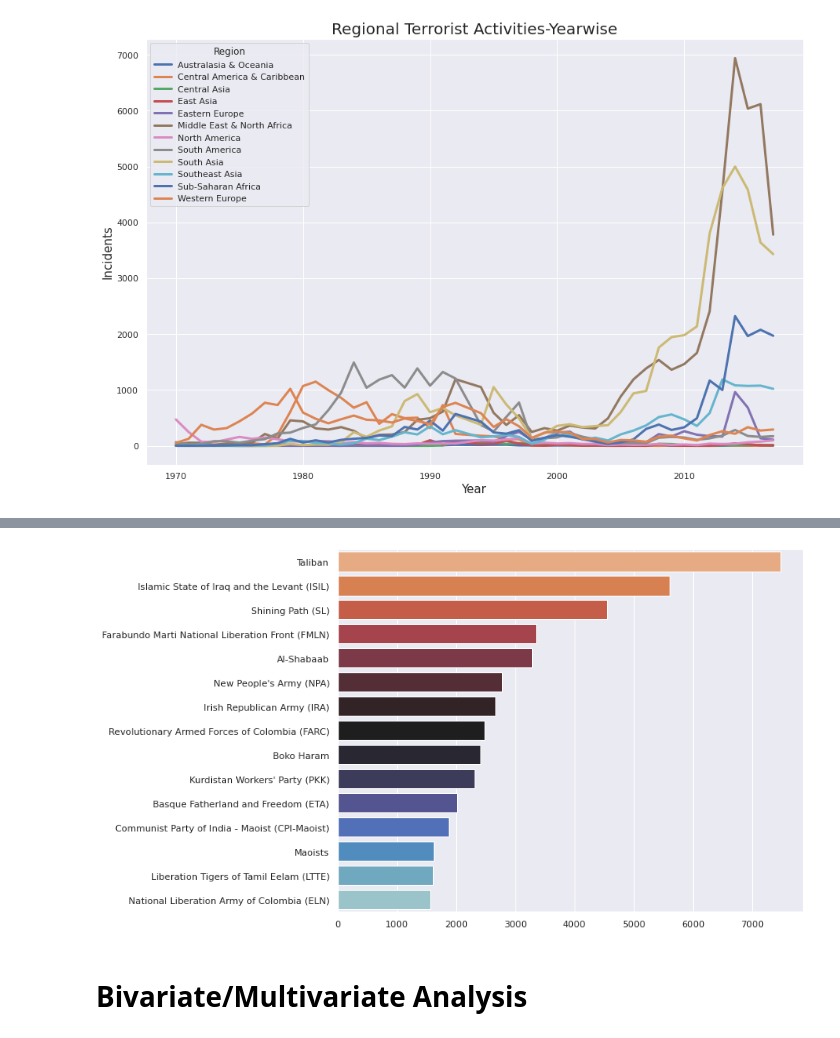
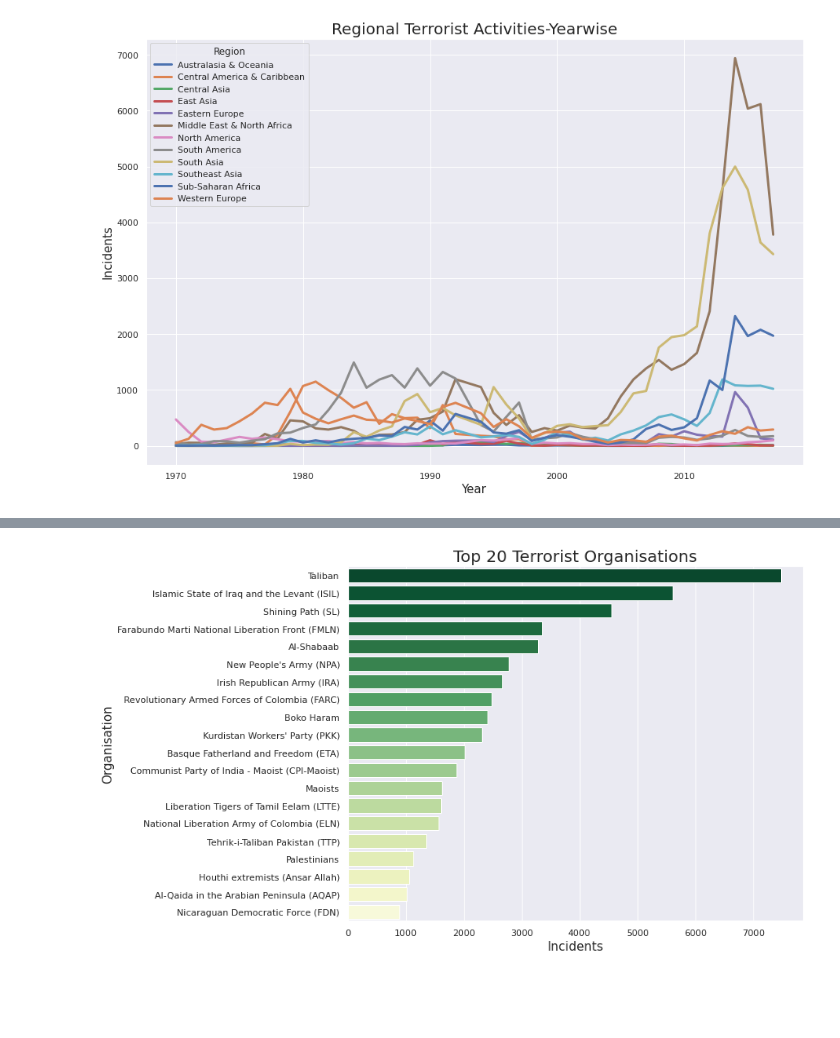
Before and after one commit to Prasad-Khedkar/Global-Terrorism-EDA, a Jupyter notebook: Global_Terrorism(EDA).ipynb, the cells around one changed output, grey strips where cells are left out. Saved outputs shown, nothing was run; the diff lists cells and outputs as text; code cells hidden in the pictures; blank space fills up the shorter version.

```diff
--- a/Global_Terrorism(EDA).ipynb
+++ b/Global_Terrorism(EDA).ipynb
@@ -59,3 +92,9 @@ df.describe()
+# %%
+km=df['Killed'].mean()
+df['Killed'].fillna(km,inplace=True)             ## Filling null numerical values with mean value of the column
+# %%
+wm=df['Wounded'].mean()
+df['Wounded'].fillna(wm,inplace=True)
 # %%
 df.isnull().sum()
 # %% [output]
@@ -76,2 +114,0 @@ df['Killed'].mean()
-# %%
-df['Killed'].fillna(2.4,inplace=True)
@@ -82,2 +114,0 @@ df['Wounded'].mean()
-# %%
-df['Wounded'].fillna(3.16,inplace=True)
@@ -152,8 +196,9 @@ plt.show()
 # %%
 plt.figure(figsize=(10,8))
-sns.barplot(data=df, x=df['Group_Name'].value_counts()[1:16].values, y=df['Group_Name'].value_counts()[1:16].index,palette=('icefire_r'))
+sns.barplot(data=df, x=df['Group_Name'].value_counts()[1:21].values, y=df['Group_Name'].value_counts()[1:21].index,palette=('YlGn_r'))
+plt.xlabel('Incidents',fontsize=15)
+plt.ylabel('Organisation',fontsize=15)
+plt.title('Top 20 Terrorist Organisations',fontsize=20)
 plt.show()
 # %% [output]
-[figure, old version]
+[figure, new version]
-# %% [markdown]
-# **Bivariate/Multivariate Analysis**
```
Also changed, not shown: parts of 37 cells of this notebook.
